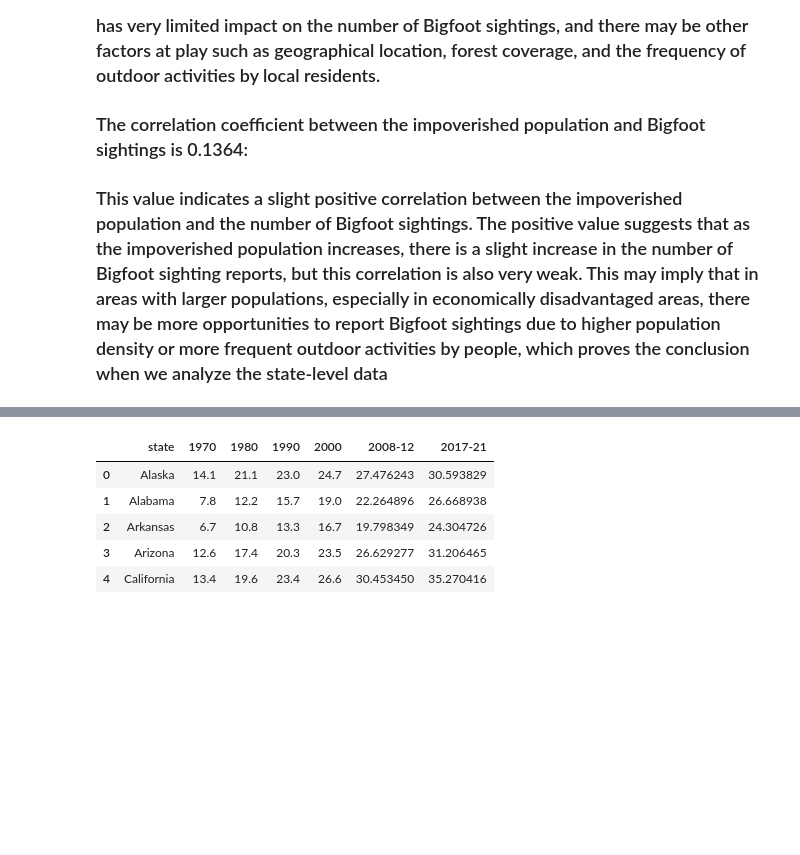
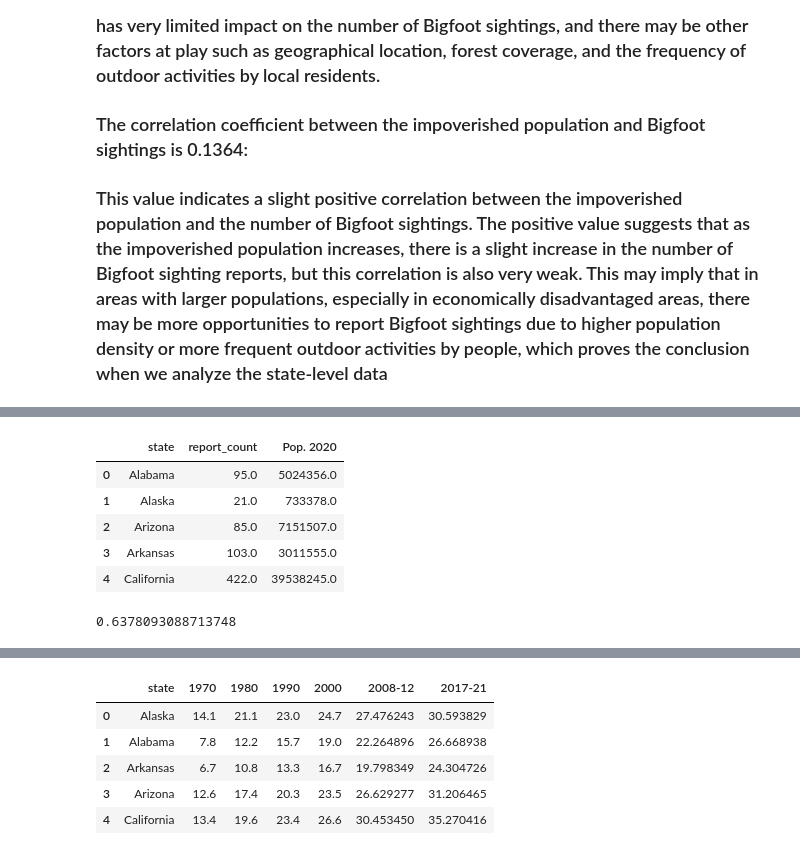
Before and after one commit to modestcharlie/2024Spr_projects, a Jupyter notebook: Final.ipynb, the cells around one changed output, grey strips where cells are left out. Cells and saved outputs as stored; diff of their text form; code cells hidden in the pictures; blank space fills up the shorter version.

Commit message:
Update Population Analysis

```diff
--- a/Final.ipynb
+++ b/Final.ipynb
@@ -244,0 +251,8 @@ correlations
+# %%
+state_population = pd.read_excel('data/state.xlsx', skiprows=3)
+state_population = state_population.drop(state_population.index[0])
+state_population_columns = ['Name', 'Pop. 2020']
+state_population = state_population.loc[:, state_population_columns]
+state_population = state_population.rename(columns={'Name':'state'})
+state_population = state_population.dropna(axis=0)
+state_population.head()
@@ -244,0 +266,17 @@ correlations
+# %%
+# Add states that did not have bigfoot sightings
+state_report_update = pd.merge(state_report_counts, state_population, on='state', how='right')
+state_report_update.fillna(0, inplace=True)
+state_report_update.head()
+# %% [output]
+|  | state | report_count | Pop. 2020 |
+| 0 | Alabama | 95.0 | 5024356.0 |
+| 1 | Alaska | 21.0 | 733378.0 |
+| 2 | Arizona | 85.0 | 7151507.0 |
+| 3 | Arkansas | 103.0 | 3011555.0 |
+| 4 | California | 422.0 | 39538245.0 |
+# %%
+state_population_corr = state_report_update['Pop. 2020'].corr(state_report_update['report_count'])
+state_population_corr
+# %% [output]
+0.6378093088713748
```
Also changed, not shown: parts of 14 cells of this notebook, 55 other files.
